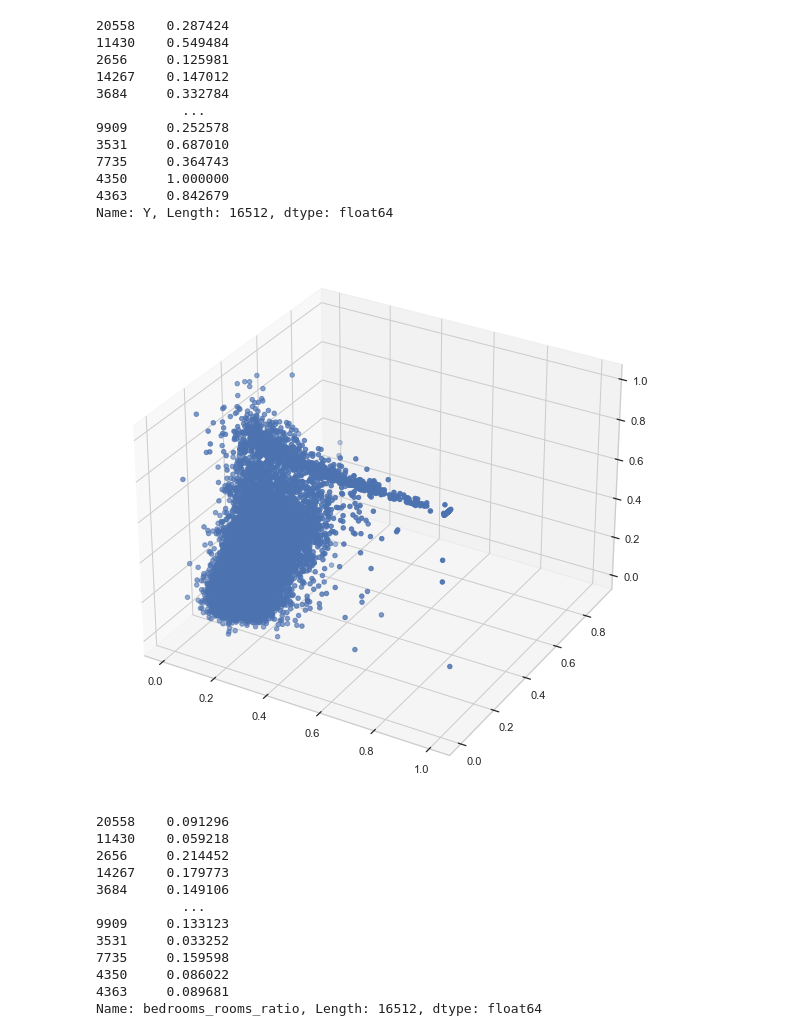
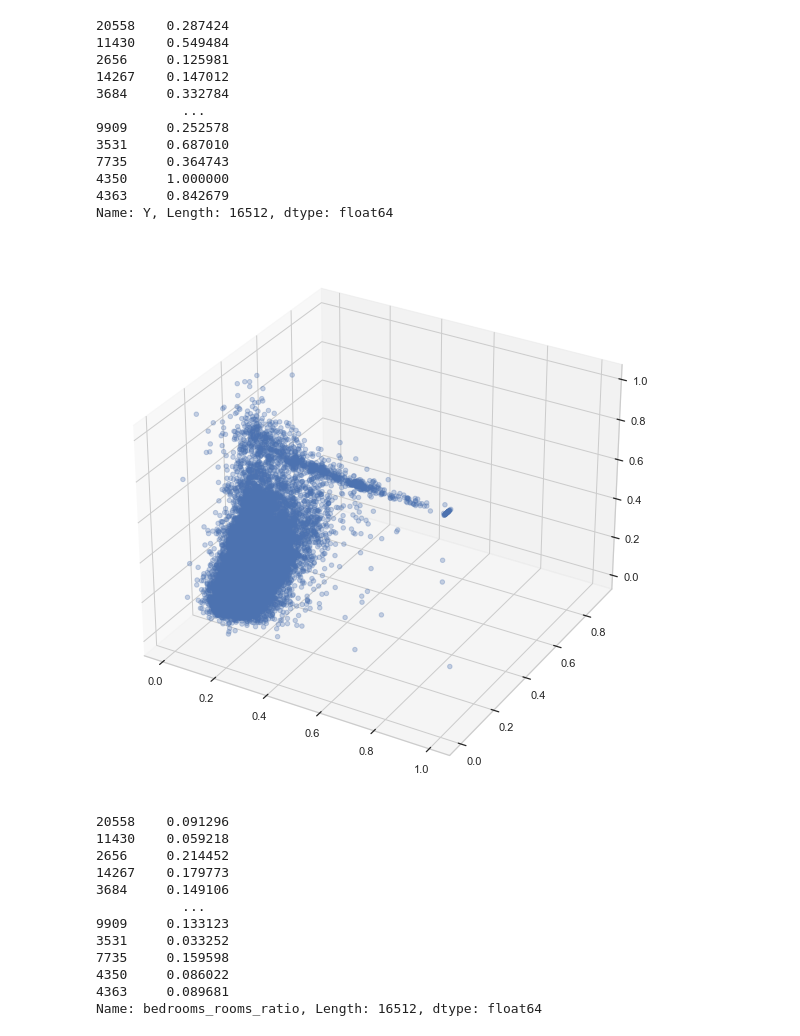
Before and after one commit to joy-datta/optimization-algorithms, a Jupyter notebook: data preprocessing/preprocessing.ipynb, the cells around one changed output. Drawn from its saved outputs; the diff is of its cells as text; code cells hidden in the pictures.

```diff
--- a/data preprocessing/preprocessing.ipynb
+++ b/data preprocessing/preprocessing.ipynb
@@ -300,11 +300,11 @@ Name: Y, Length: 16512, dtype: float64
 # %%
 from mpl_toolkits import mplot3d
 fig = plt.figure(figsize = (18, 10))
 ax = plt.axes(projection='3d')
-ax.scatter3D(X_train.iloc[:, 0], X_train.iloc[:, 1], y_train)
+ax.scatter3D(X_train.iloc[:, 0], X_train.iloc[:, 1], y_train, alpha = 0.3)
 plt.show()
 # %% [output]
-[figure, old version]
+[figure, new version]
 # %%
 X_train.iloc[:, 1]
 # %% [output]
```
